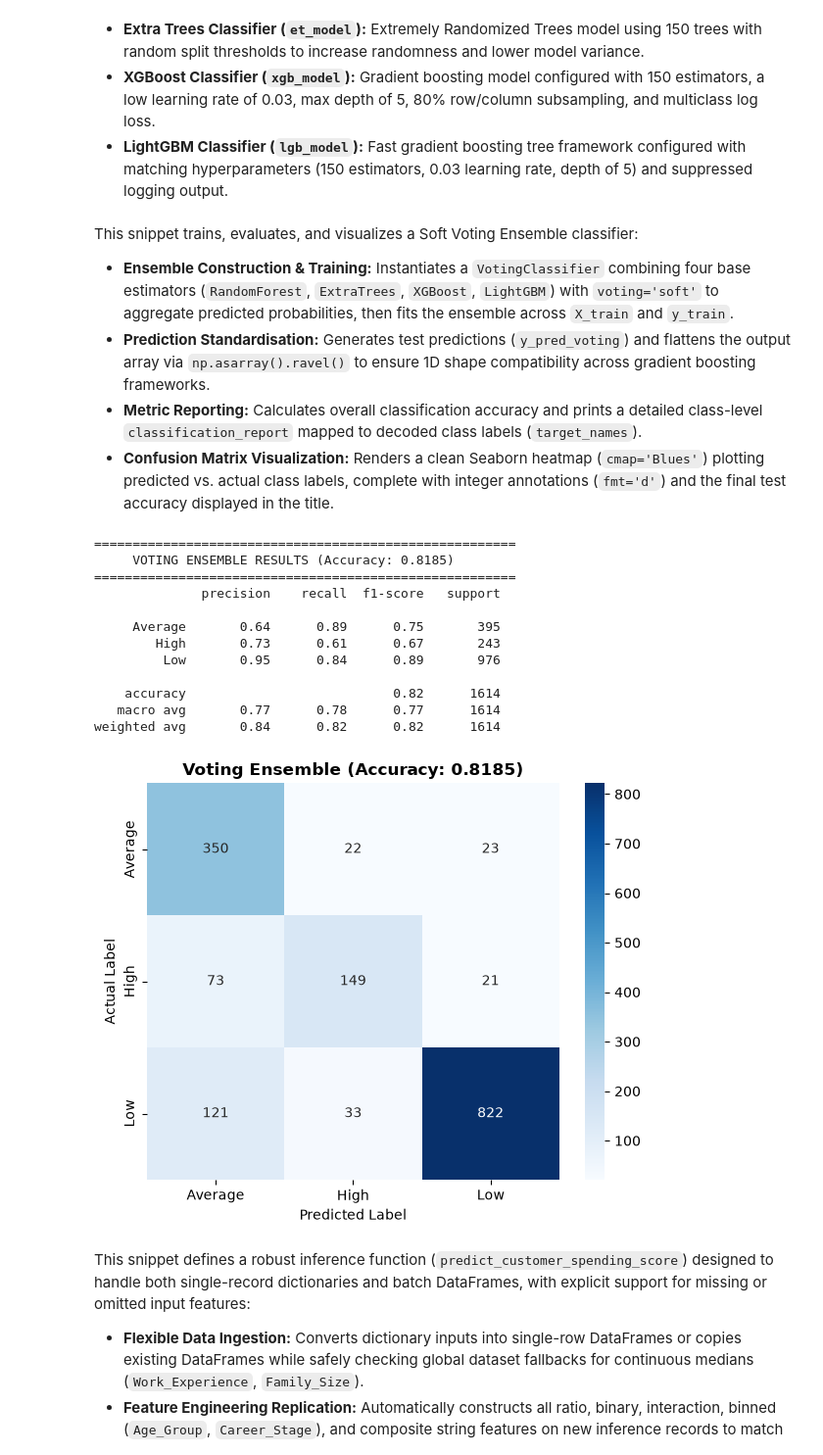
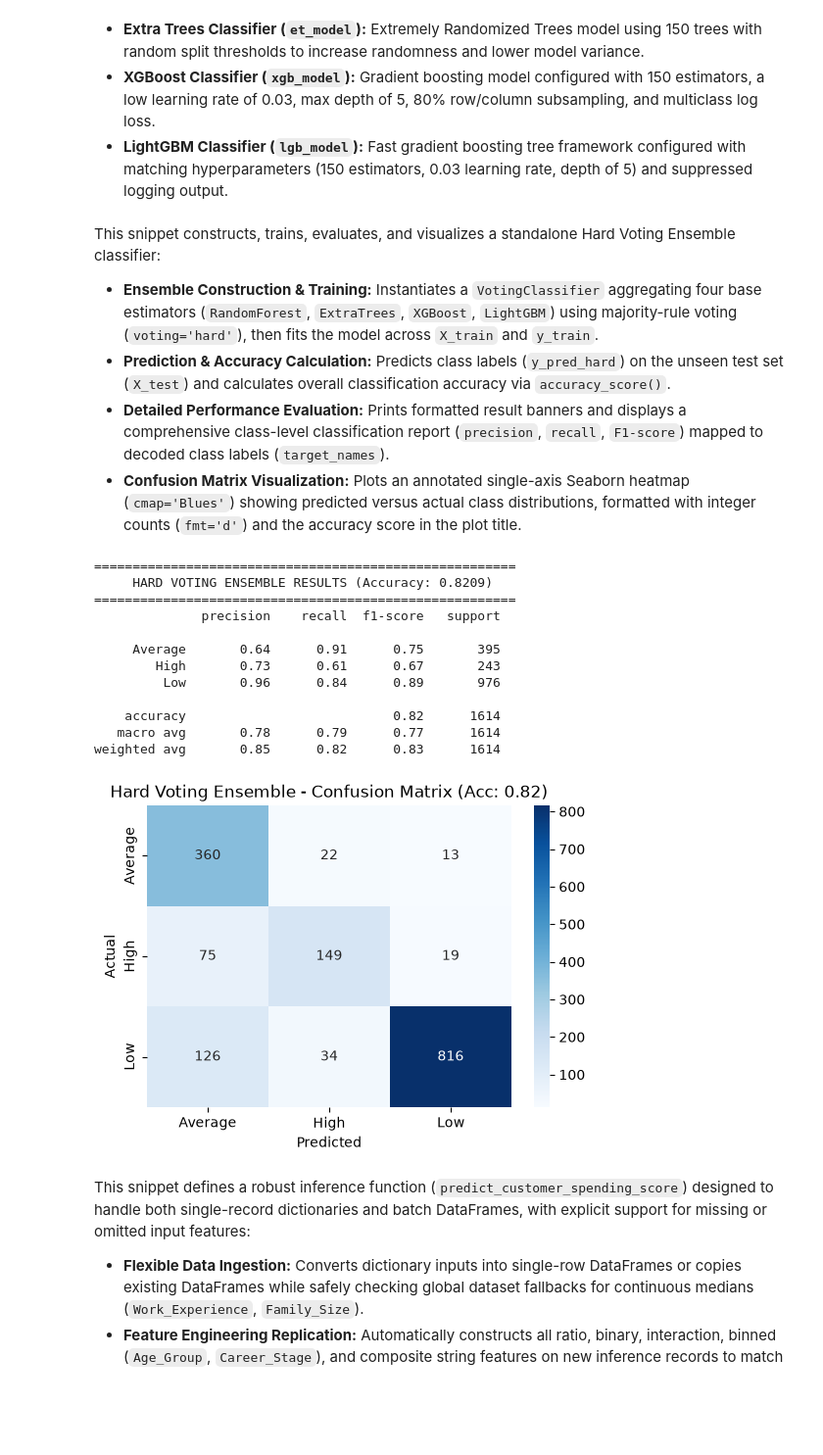
Before and after one commit to SamHarutyunyan21/ml_project, a Jupyter notebook: main.ipynb, the cells around one changed output. Shown at 98% size. Drawn from its saved outputs; the diff is of its cells as text; code cells hidden in the pictures; blank space fills up the shorter version.

Commit message:
Fix some snippets

```diff
--- a/main.ipynb
+++ b/main.ipynb
@@ -114,85 +112,61 @@ lgb_model = LGBMClassifier(
     n_estimators=150, learning_rate=0.03, max_depth=5, random_state=42, verbose=-1
 )
 # %% [markdown]
-This snippet trains, evaluates, and visualizes a Soft Voting Ensemble classifier:
+This snippet constructs, trains, evaluates, and visualizes a standalone Hard Voting Ensemble classifier:
 
-* **Ensemble Construction & Training:** Instantiates a `VotingClassifier` combining four base estimators (`RandomForest`, `ExtraTrees`, `XGBoost`, `LightGBM`) with `voting='soft'` to aggregate predicted probabilities, then fits the ensemble across `X_train` and `y_train`.
-* **Prediction Standardisation:** Generates test predictions (`y_pred_voting`) and flattens the output array via `np.asarray().ravel()` to ensure 1D shape compatibility across gradient boosting frameworks.
-* **Metric Reporting:** Calculates overall classification accuracy and prints a detailed class-level `classification_report` mapped to decoded class labels (`target_names`).
-* **Confusion Matrix Visualization:** Renders a clean Seaborn heatmap (`cmap='Blues'`) plotting predicted vs. actual class labels, complete with integer annotations (`fmt='d'`) and the final test accuracy displayed in the title.
+* **Ensemble Construction & Training:** Instantiates a `VotingClassifier` aggregating four base estimators (`RandomForest`, `ExtraTrees`, `XGBoost`, `LightGBM`) using majority-rule voting (`voting='hard'`), then fits the model across `X_train` and `y_train`.
+* **Prediction & Accuracy Calculation:** Predicts class labels (`y_pred_hard`) on the unseen test set (`X_test`) and calculates overall classification accuracy via `accuracy_score()`.
+* **Detailed Performance Evaluation:** Prints formatted result banners and displays a comprehensive class-level classification report (`precision`, `recall`, `F1-score`) mapped to decoded class labels (`target_names`).
+* **Confusion Matrix Visualization:** Plots an annotated single-axis Seaborn heatmap (`cmap='Blues'`) showing predicted versus actual class distributions, formatted with integer counts (`fmt='d'`) and the accuracy score in the plot title.
 # %%
-import numpy as np
-import matplotlib.pyplot as plt
-import seaborn as sns
-from sklearn.ensemble import VotingClassifier
-from sklearn.metrics import accuracy_score, classification_report, confusion_matrix
 
-# ==========================================
-# BUILD & TRAIN VOTING ENSEMBLE CLASSIFIER
-# ==========================================
-
-# Use 'soft' voting to avoid shape incompatibility errors with boosting models
-voting_model = VotingClassifier(
+# Build Hard Voting Ensemble Classifier
+voting_hard_model = VotingClassifier(
     estimators=[
         ('rf', rf_model),
         ('et', et_model),
         ('xgb', xgb_model),
         ('lgbm', lgb_model)
     ],
-    voting='soft'
+    voting='hard'
 )
 
-# Train the model
-voting_model.fit(X_train, y_train)
+# Train Hard Voting Ensemble model
+voting_hard_model.fit(X_train, y_train)
 
-# Evaluate predictions and ensure 1D shape
-y_pred_voting = voting_model.predict(X_test)
-y_pred_voting = np.asarray(y_pred_voting).ravel()
+# Evaluate model predictions
+y_pred_hard = voting_hard_model.predict(X_test)
 
 target_names = target_encoder.classes_
-acc_voting = accuracy_score(y_test, y_pred_voting)
+acc_hard = accuracy_score(y_test, y_pred_hard)
 
 print("\n" + "="*55)
-print(f"     VOTING ENSEMBLE RESULTS (Accuracy: {acc_voting:.4f})     ")
+print(f"     HARD VOTING ENSEMBLE RESULTS (Accuracy: {acc_hard:.4f})     ")
 print("="*55)
-print(classification_report(y_test, y_pred_voting, target_names=target_names))
+print(classification_report(y_test, y_pred_hard, target_names=target_names))
 
-# ==========================================
-# CONFUSION MATRIX PLOT
-# ==========================================
-
-fig, ax = plt.subplots(figsize=(6, 5))
-
-sns.heatmap(
-    confusion_matrix(y_test, y_pred_voting),
-    annot=True,
-    fmt='d',
-    cmap='Blues',
-    xticklabels=target_names,
-    yticklabels=target_names,
-    ax=ax
-)
-
-ax.set_title(f'Voting Ensemble (Accuracy: {acc_voting:.4f})', fontsize=12, fontweight='bold')
-ax.set_xlabel('Predicted Label')
-ax.set_ylabel('Actual Label')
-
-plt.tight_layout()
+# Plot confusion matrix
+plt.figure(figsize=(6, 4))
+sns.heatmap(confusion_matrix(y_test, y_pred_hard), annot=True, fmt='d', cmap='Blues',
+            xticklabels=target_names, yticklabels=target_names)
+plt.title(f'Hard Voting Ensemble - Confusion Matrix (Acc: {acc_hard:.2f})')
+plt.xlabel('Predicted')
+plt.ylabel('Actual')
 plt.show()
 # %% [output]
 =======================================================
-     VOTING ENSEMBLE RESULTS (Accuracy: 0.8185)
+     HARD VOTING ENSEMBLE RESULTS (Accuracy: 0.8209)
 =======================================================
               precision    recall  f1-score   support
 
-     Average       0.64      0.89      0.75       395
+     Average       0.64      0.91      0.75       395
         High       0.73      0.61      0.67       243
-         Low       0.95      0.84      0.89       976
+         Low       0.96      0.84      0.89       976
 
     accuracy                           0.82      1614
-   macro avg       0.77      0.78      0.77      1614
-weighted avg       0.84      0.82      0.82      1614
+   macro avg       0.78      0.79      0.77      1614
+weighted avg       0.85      0.82      0.83      1614
-[figure, old version]
+[figure, new version]
 # %% [markdown]
 This snippet defines a robust inference function (`predict_customer_spending_score`) designed to handle both single-record dictionaries and batch DataFrames, with explicit support for missing or omitted input features:
 
```
Also changed, not shown: parts of 1 cell of this notebook.
